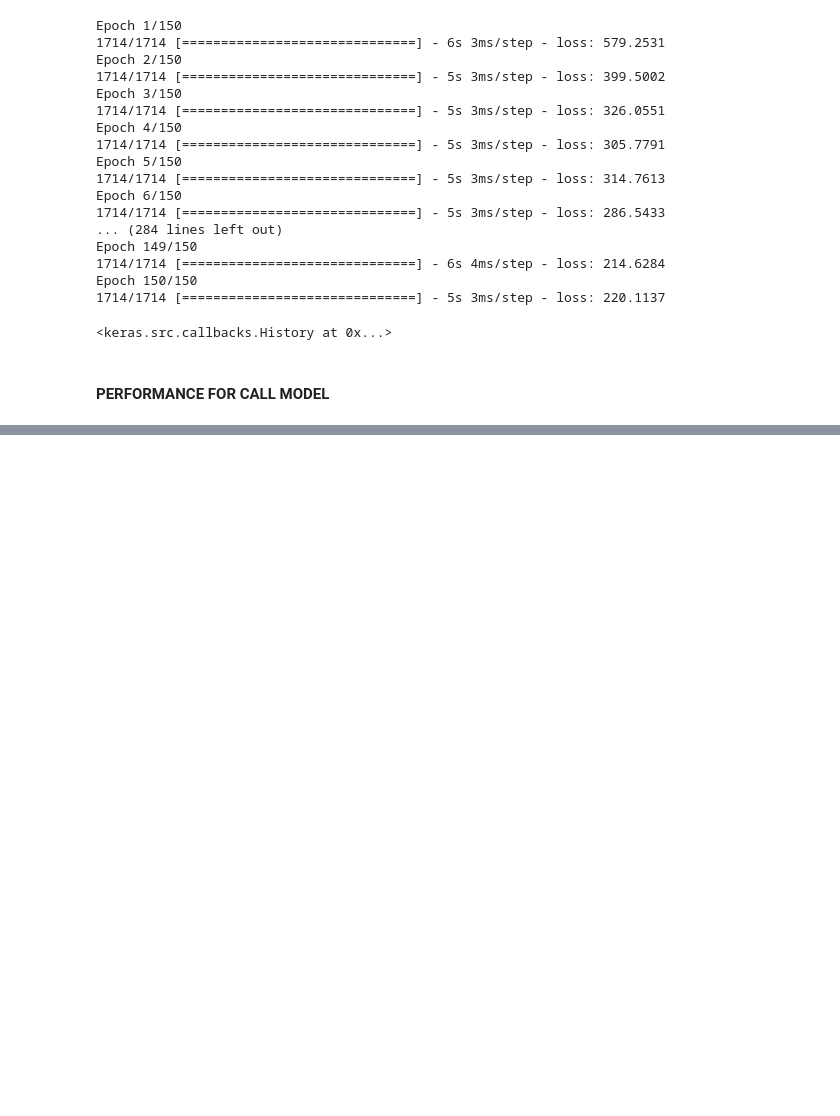
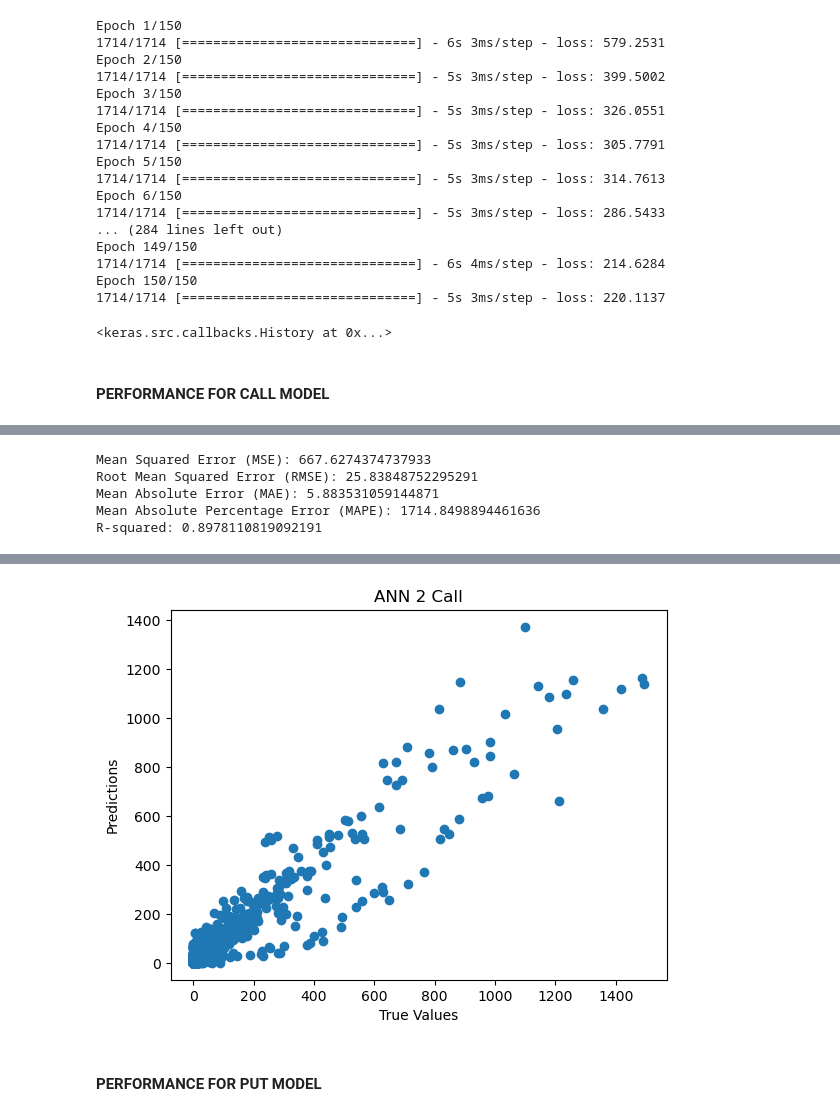
Before and after one commit to Ciriosss/option-pricing-with-deep-learning, a Jupyter notebook: ann2.ipynb, the cells around one changed output, grey strips where cells are left out. Drawn from its saved outputs; the diff is of its cells as text; code cells hidden in the pictures; blank space fills up the shorter version.

Commit message:
performance 2

```diff
--- a/ann2.ipynb
+++ b/ann2.ipynb
@@ -191,4 +191,4 @@ ANN2_put.save('models\\ann2\ANN2_put.keras')
 from keras.models import load_model
 
 # Load the model
-ANN1_put = load_model('models\\ann1\\ANN1_put.keras')
+ANN2_call = load_model('models\\ann2\\ANN2_call.keras')
@@ -196,0 +195,23 @@ AttributeError: partially initialized module 'keras.src' has no attribute 'utils
+# %%
+# Import necessary libraries
+import matplotlib.pyplot as plt
+import numpy as np
+import pandas as pd
+import tensorflow as tf
+from sklearn.model_selection import train_test_split
+
+
+# Separate features and target
+X = ann2_call_data[[
+        'strike',
+        'stock',
+        'tau',
+        'sigma',
+        'dividendRate',
+        'dividendYield',
+        'fiveYearAvgDividendYield',
+          ]]
+y = ann2_call_data['price']
+
+
+X_train, X_test, y_train, y_test = train_test_split(X,y,test_size = 0.20, random_state = 0)
@@ -196,0 +234,3 @@ AttributeError: partially initialized module 'keras.src' has no attribute 'utils
+# %%
+X_test['ann2'] = ANN2_call.predict(X_test)
+X_test
@@ -196,0 +252,3 @@ AttributeError: partially initialized module 'keras.src' has no attribute 'utils
+# %%
+X_test['price'] = y_test
+X_test
@@ -196,0 +269,46 @@ AttributeError: partially initialized module 'keras.src' has no attribute 'utils
+# %%
+import numpy as np
+from sklearn.metrics import mean_squared_error, mean_absolute_error, r2_score
+import pandas as pd
+
+# Calculate Mean Squared Error (MSE)
+ANN2_call_mse = mean_squared_error(X_test['price'], X_test['ann2'])
+
+# Calculate Root Mean Squared Error (RMSE)
+ANN2_call_rmse = np.sqrt(ANN2_call_mse)
+
+# Calculate Mean Absolute Error (MAE)
+ANN2_call_mae = mean_absolute_error(X_test['price'], X_test['ann2'])
+
+# Calculate Mean Absolute Percentage Error (MAPE)
+ANN2_call_mape = np.mean(np.abs((X_test['price'] - X_test['ann2']) / X_test['price'])) * 100
+
+# Calculate R-squared
+ANN2_call_r_squared = r2_score(X_test['price'], X_test['ann2'])
+
+print("Mean Squared Error (MSE):", ANN2_call_mse)
+print("Root Mean Squared Error (RMSE):", ANN2_call_rmse)
+print("Mean Absolute Error (MAE):", ANN2_call_mae)
+print("Mean Absolute Percentage Error (MAPE):", ANN2_call_mape)
+print("R-squared:", ANN2_call_r_squared)
+# %% [output]
+Mean Squared Error (MSE): 667.6274374737933
+Root Mean Squared Error (RMSE): 25.83848752295291
+Mean Absolute Error (MAE): 5.883531059144871
+Mean Absolute Percentage Error (MAPE): 1714.8498894461636
+R-squared: 0.8978110819092191
+# %%
+# Import necessary libraries
+import matplotlib.pyplot as plt
+from sklearn.model_selection import train_test_split
+
+# Make predictions
+y_pred = ANN2_call.predict(X_test)
+
+# Plot the true values against the predictions
+plt.scatter(y_test, y_pred)
+plt.xlabel('True Values')
+plt.ylabel('Predictions')
+plt.title('ANN 2 Call')
+plt.show()
+# %% [output]
@@ -196,0 +316,3 @@ AttributeError: partially initialized module 'keras.src' has no attribute 'utils
+[figure, added]
+# %% [markdown]
+#### PERFORMANCE FOR PUT MODEL
```
Also changed, not shown: parts of 13 cells of this notebook, 2 other files.
